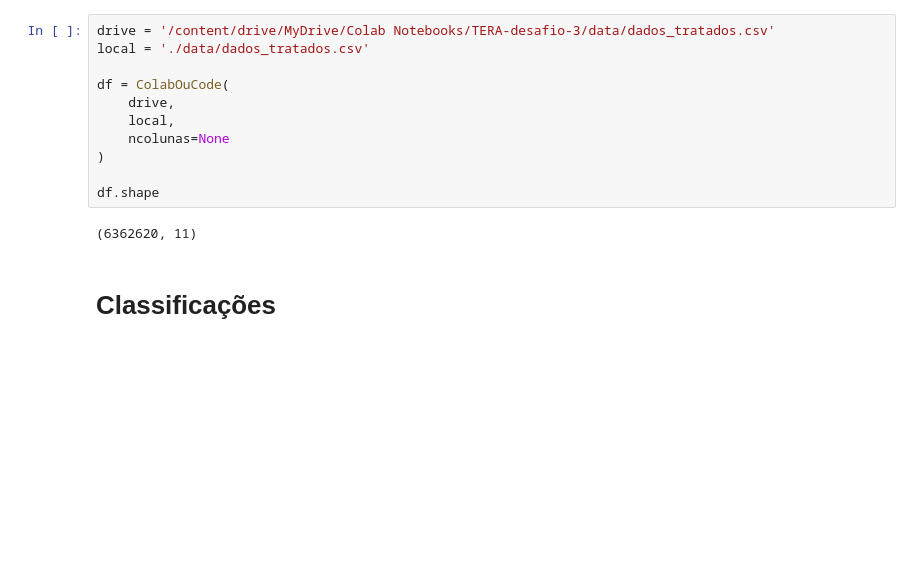
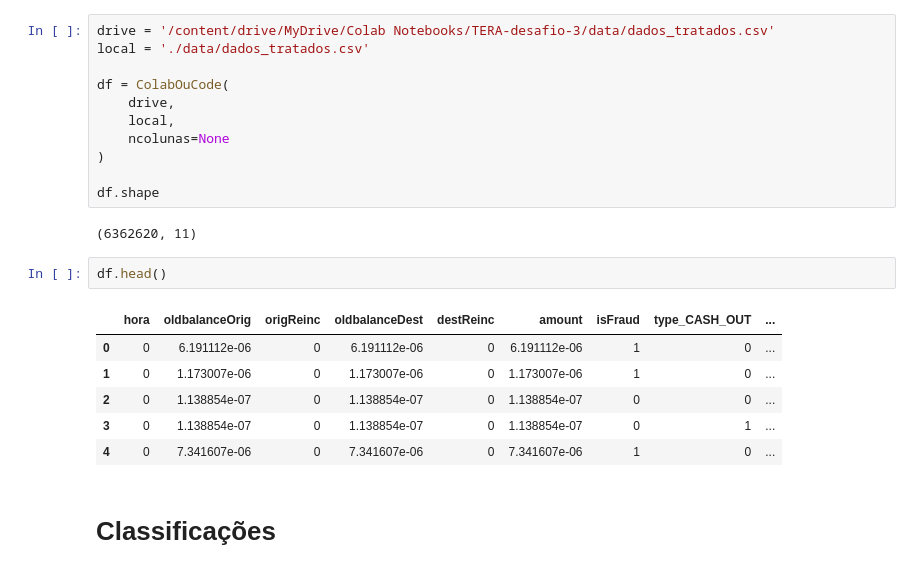
Before and after one commit to phobeiro/TERA-desafio-3, a Jupyter notebook: desafio-3-3.ipynb, the cells around one changed output. Cells and saved outputs as stored; diff of their text form; blank space fills up the shorter version.

```diff
--- a/desafio-3-3.ipynb
+++ b/desafio-3-3.ipynb
@@ -33,6 +33,15 @@ df = ColabOuCode(
 df.shape
 # %% [output]
 (6362620, 11)
+# %%
+df.head()
+# %% [output]
+|  | hora | oldbalanceOrig | origReinc | oldbalanceDest | destReinc | amount | isFraud | type_CASH_OUT | ... |
+| 0 | 0 | 6.191112e-06 | 0 | 6.191112e-06 | 0 | 6.191112e-06 | 1 | 0 | ... |
+| 1 | 0 | 1.173007e-06 | 0 | 1.173007e-06 | 0 | 1.173007e-06 | 1 | 0 | ... |
+| 2 | 0 | 1.138854e-07 | 0 | 1.138854e-07 | 0 | 1.138854e-07 | 0 | 0 | ... |
+| 3 | 0 | 1.138854e-07 | 0 | 1.138854e-07 | 0 | 1.138854e-07 | 0 | 1 | ... |
+| 4 | 0 | 7.341607e-06 | 0 | 7.341607e-06 | 0 | 7.341607e-06 | 1 | 0 | ... |
 # %% [markdown]
 # Classificações
 # %%
```
Also changed, not shown: parts of 7 cells of this notebook, 2 other files.
